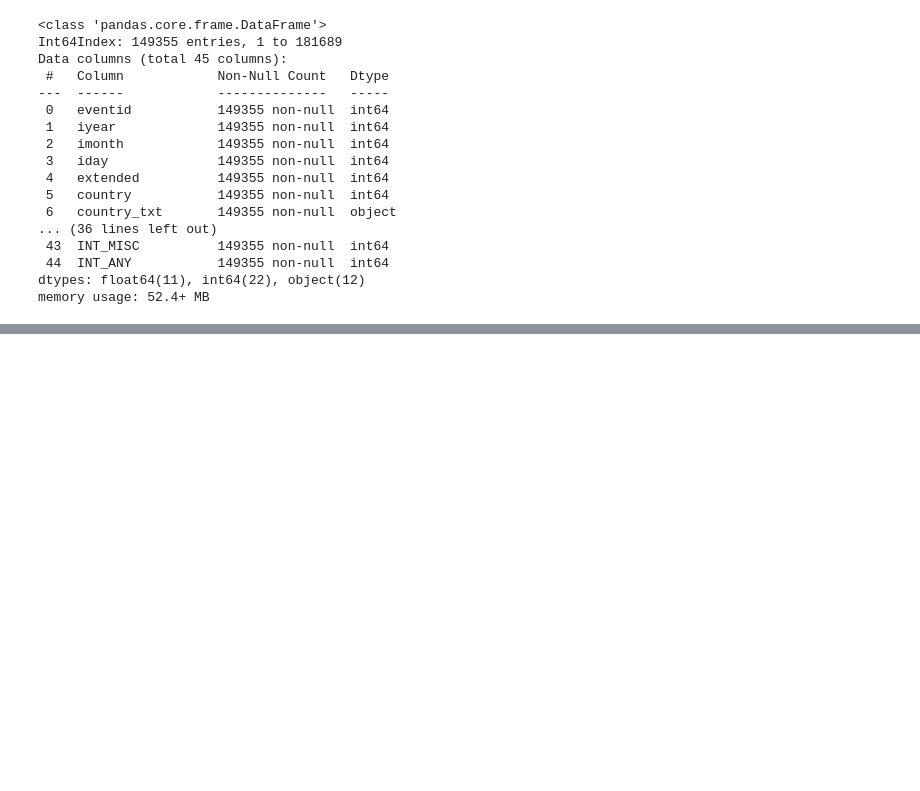
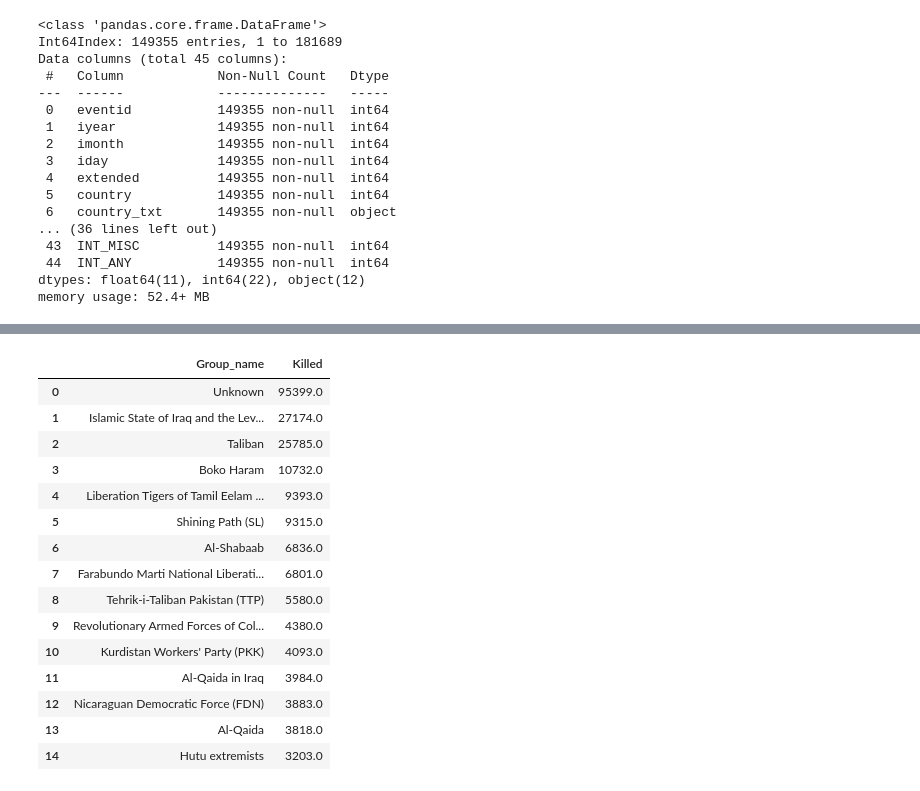
Before and after one commit to Shruti-254/Global-terrorism-analysis, a Jupyter notebook: Global_Terrorism_Analysis_Capstone_Project.ipynb, the cells around one changed output, grey strips where cells are left out. Cells and saved outputs as stored; diff of their text form; code cells hidden in the pictures; blank space fills up the shorter version.

```diff
--- a/Global_Terrorism_Analysis_Capstone_Project.ipynb
+++ b/Global_Terrorism_Analysis_Capstone_Project.ipynb
@@ -204,0 +289,21 @@ memory usage: 52.4+ MB
+# %%
+#Terrorist group names and number of killed
+group_killed= data_gta[['Group_name','Killed']].groupby(['Group_name'],axis=0).sum().sort_values('Killed', ascending=False).head(15)
+group_killed.reset_index()
+# %% [output]
+|  | Group_name | Killed |
+| 0 | Unknown | 95399.0 |
+| 1 | Islamic State of Iraq and the Lev... | 27174.0 |
+| 2 | Taliban | 25785.0 |
+| 3 | Boko Haram | 10732.0 |
+| 4 | Liberation Tigers of Tamil Eelam ... | 9393.0 |
+| 5 | Shining Path (SL) | 9315.0 |
+| 6 | Al-Shabaab | 6836.0 |
+| 7 | Farabundo Marti National Liberati... | 6801.0 |
+| 8 | Tehrik-i-Taliban Pakistan (TTP) | 5580.0 |
+| 9 | Revolutionary Armed Forces of Col... | 4380.0 |
+| 10 | Kurdistan Workers' Party (PKK) | 4093.0 |
+| 11 | Al-Qaida in Iraq | 3984.0 |
+| 12 | Nicaraguan Democratic Force (FDN) | 3883.0 |
+| 13 | Al-Qaida | 3818.0 |
+| 14 | Hutu extremists | 3203.0 |
```
Also changed, not shown: parts of 7 cells of this notebook.
